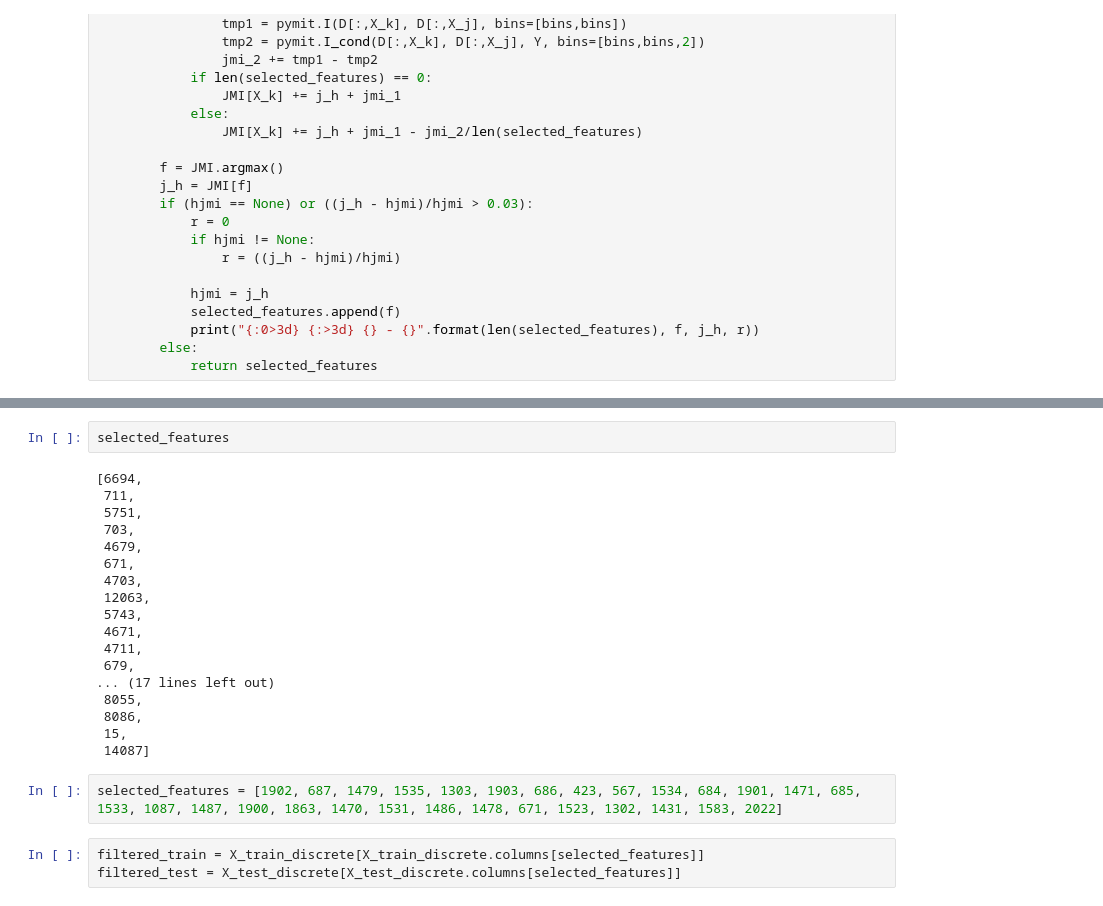
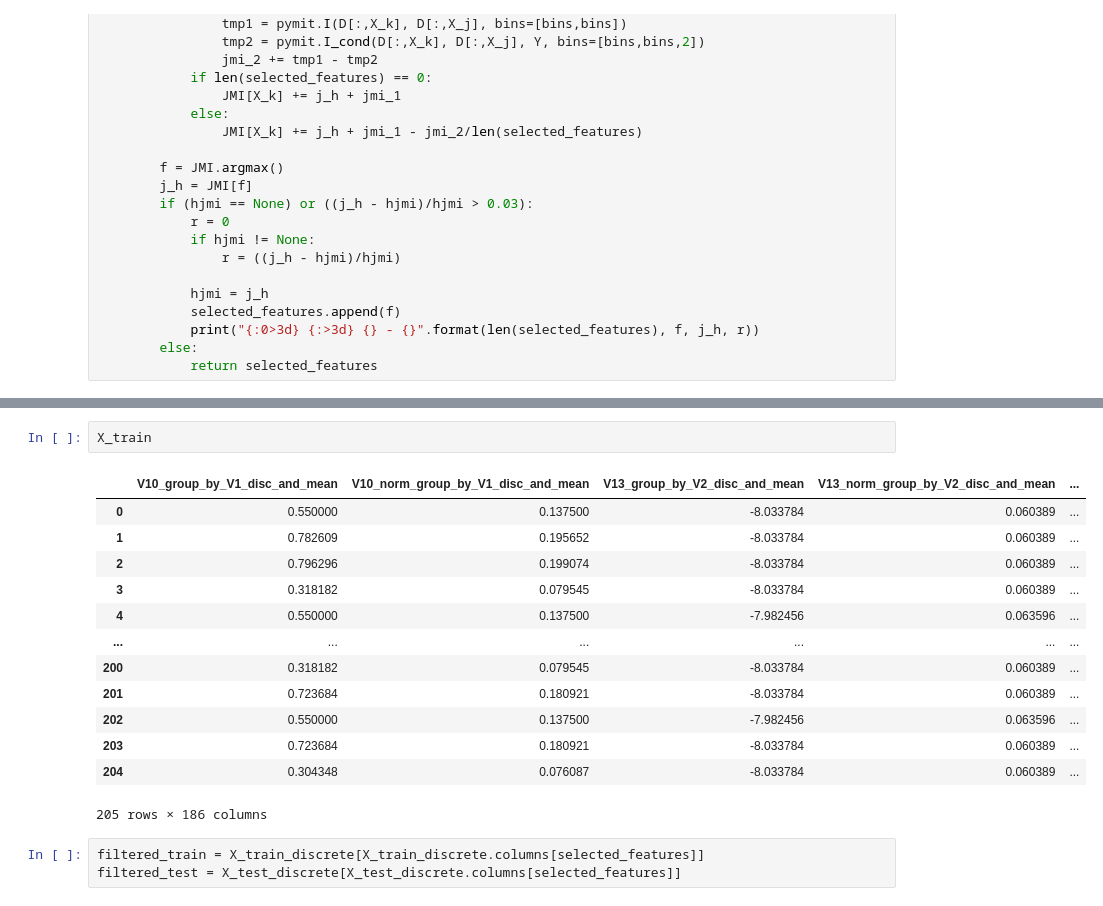
Before and after one commit to FernandoFavoretti/master_AutoML, a Jupyter notebook: articles/FS v2.ipynb, the cells around one changed output, grey strips where cells are left out. Saved outputs shown, nothing was run; the diff lists cells and outputs as text.

```diff
--- a/articles/FS v2.ipynb
+++ b/articles/FS v2.ipynb
@@ -210,25 +198,19 @@ Wall time: 10h 29min 24s
-# %%
-selected_features
-# %% [output]
-[6694,
- 711,
- 5751,
- 703,
- 4679,
- 671,
- 4703,
- 12063,
- 5743,
- 4671,
- 4711,
- 679,
-... (17 lines left out)
- 8055,
- 8086,
- 15,
- 14087]
-# %%
-selected_features = [1902, 687, 1479, 1535, 1303, 1903, 686, 423, 567, 1534, 684, 1901, 1471, 685, 1533, 1087, 1487, 1900, 1863, 1470, 1531, 1486, 1478, 671, 1523, 1302, 1431, 1583, 2022]
+# %%
+X_train
+# %% [output]
+|  | V10_group_by_V1_disc_and_mean | V10_norm_group_by_V1_disc_and_mean | V13_group_by_V2_disc_and_mean | V13_norm_group_by_V2_disc_and_mean | ... |
+| 0 | 0.550000 | 0.137500 | -8.033784 | 0.060389 | ... |
+| 1 | 0.782609 | 0.195652 | -8.033784 | 0.060389 | ... |
+| 2 | 0.796296 | 0.199074 | -8.033784 | 0.060389 | ... |
+| 3 | 0.318182 | 0.079545 | -8.033784 | 0.060389 | ... |
+| 4 | 0.550000 | 0.137500 | -7.982456 | 0.063596 | ... |
+| ... | ... | ... | ... | ... | ... |
+| 200 | 0.318182 | 0.079545 | -8.033784 | 0.060389 | ... |
+| 201 | 0.723684 | 0.180921 | -8.033784 | 0.060389 | ... |
+| 202 | 0.550000 | 0.137500 | -7.982456 | 0.063596 | ... |
+| 203 | 0.723684 | 0.180921 | -8.033784 | 0.060389 | ... |
+| 204 | 0.304348 | 0.076087 | -8.033784 | 0.060389 | ... |
+205 rows × 186 columns
 # %%
 filtered_train = X_train_discrete[X_train_discrete.columns[selected_features]]
 filtered_test = X_test_discrete[X_test_discrete.columns[selected_features]]
```
Also changed, not shown: parts of 6 cells of this notebook, 23 other files.
